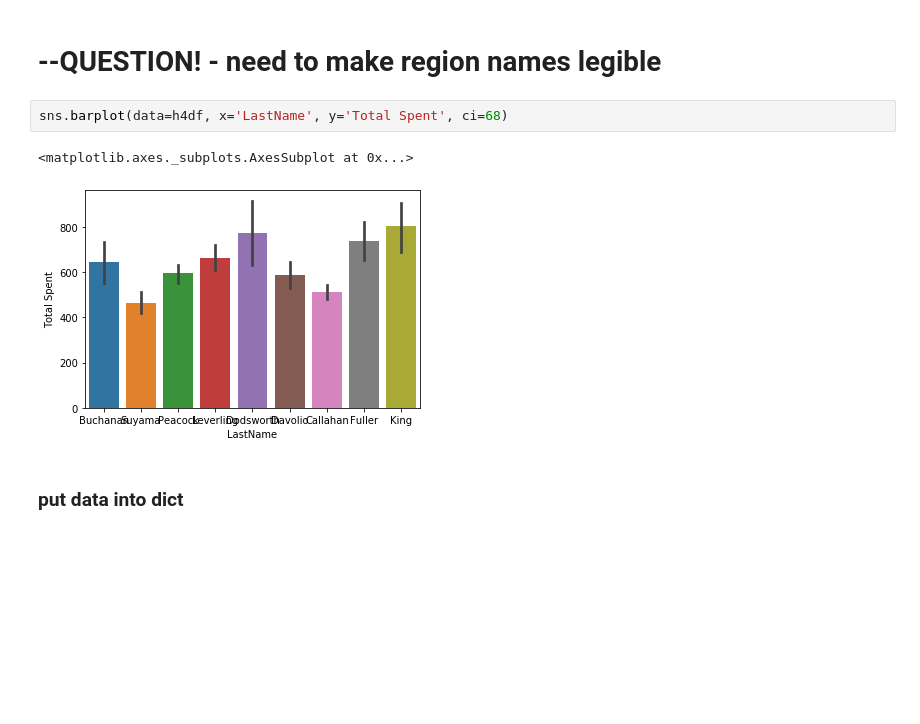
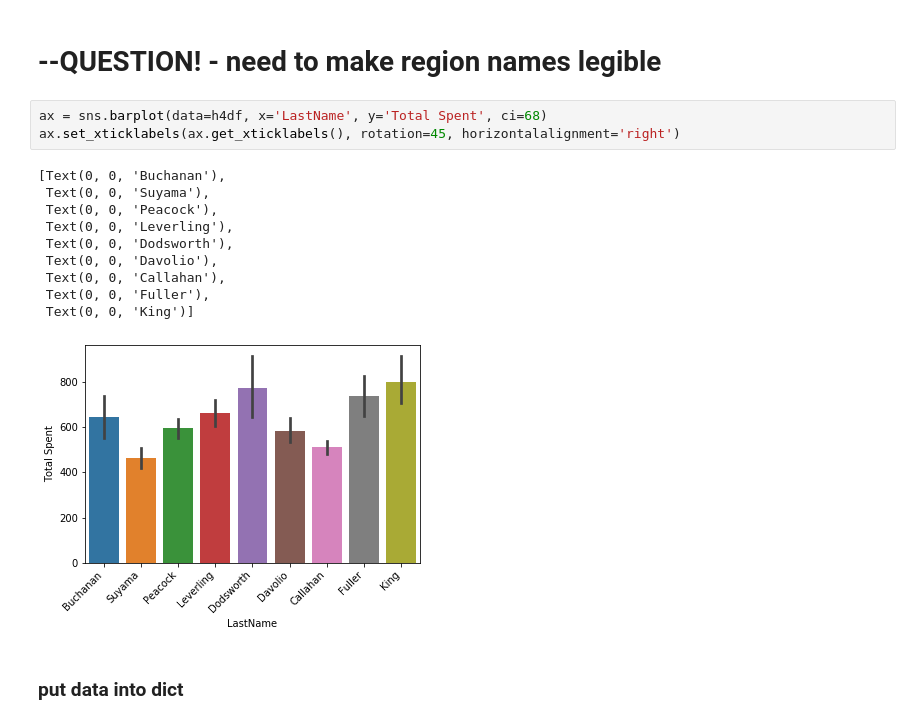
Before and after one commit to alexanderjohnny/hypothesis_testing_workflow_python, a Jupyter notebook: ALEX_BEAT_student.ipynb, the cells around one changed output. Drawn from its saved outputs; the diff is of its cells as text; blank space fills up the shorter version.

```diff
--- a/ALEX_BEAT_student.ipynb
+++ b/ALEX_BEAT_student.ipynb
@@ -1463,10 +1482,19 @@ h4df
 # %% [markdown]
 # --QUESTION! - need to make region names legible
 # %%
-sns.barplot(data=h4df, x='LastName', y='Total Spent', ci=68)
+ax = sns.barplot(data=h4df, x='LastName', y='Total Spent', ci=68)
+ax.set_xticklabels(ax.get_xticklabels(), rotation=45, horizontalalignment='right')
 # %% [output]
-<matplotlib.axes._subplots.AxesSubplot at 0x...>
+[Text(0, 0, 'Buchanan'),
+ Text(0, 0, 'Suyama'),
+ Text(0, 0, 'Peacock'),
+ Text(0, 0, 'Leverling'),
+ Text(0, 0, 'Dodsworth'),
+ Text(0, 0, 'Davolio'),
+ Text(0, 0, 'Callahan'),
+ Text(0, 0, 'Fuller'),
+ Text(0, 0, 'King')]
-[figure, old version]
+[figure, new version]
 # %% [markdown]
 ### put data into dict
 # %%
```
Also changed, not shown: parts of 62 cells of this notebook.
